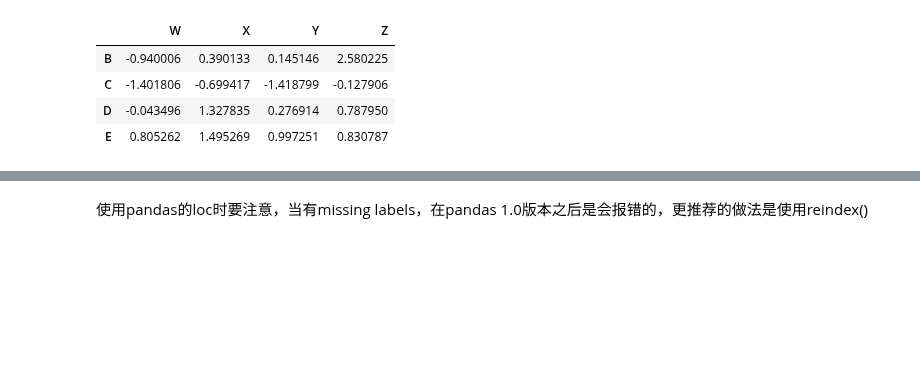
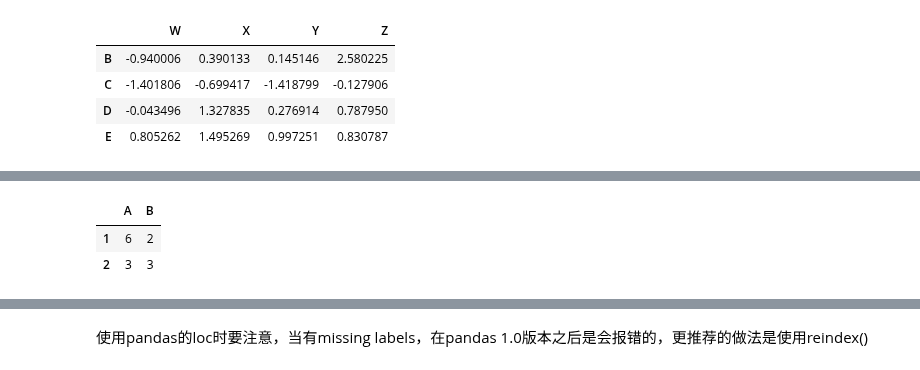
Before and after one commit to iHeadWater/hydrus, a Jupyter notebook: 2-pandas-examples/basic-pandas.ipynb, the cells around one changed output, grey strips where cells are left out. Cells and saved outputs as stored; diff of their text form; code cells hidden in the pictures; blank space fills up the shorter version.

```diff
--- a/2-pandas-examples/basic-pandas.ipynb
+++ b/2-pandas-examples/basic-pandas.ipynb
@@ -1402,0 +1416,6 @@ df[df['W']<df['X']]
+# %%
+df[df['A'].isin([3, 6])]
+# %% [output]
+|  | A | B |
+| 1 | 6 | 2 |
+| 2 | 3 | 3 |
```
Also changed, not shown: parts of 4 cells of this notebook, 3 other files.
